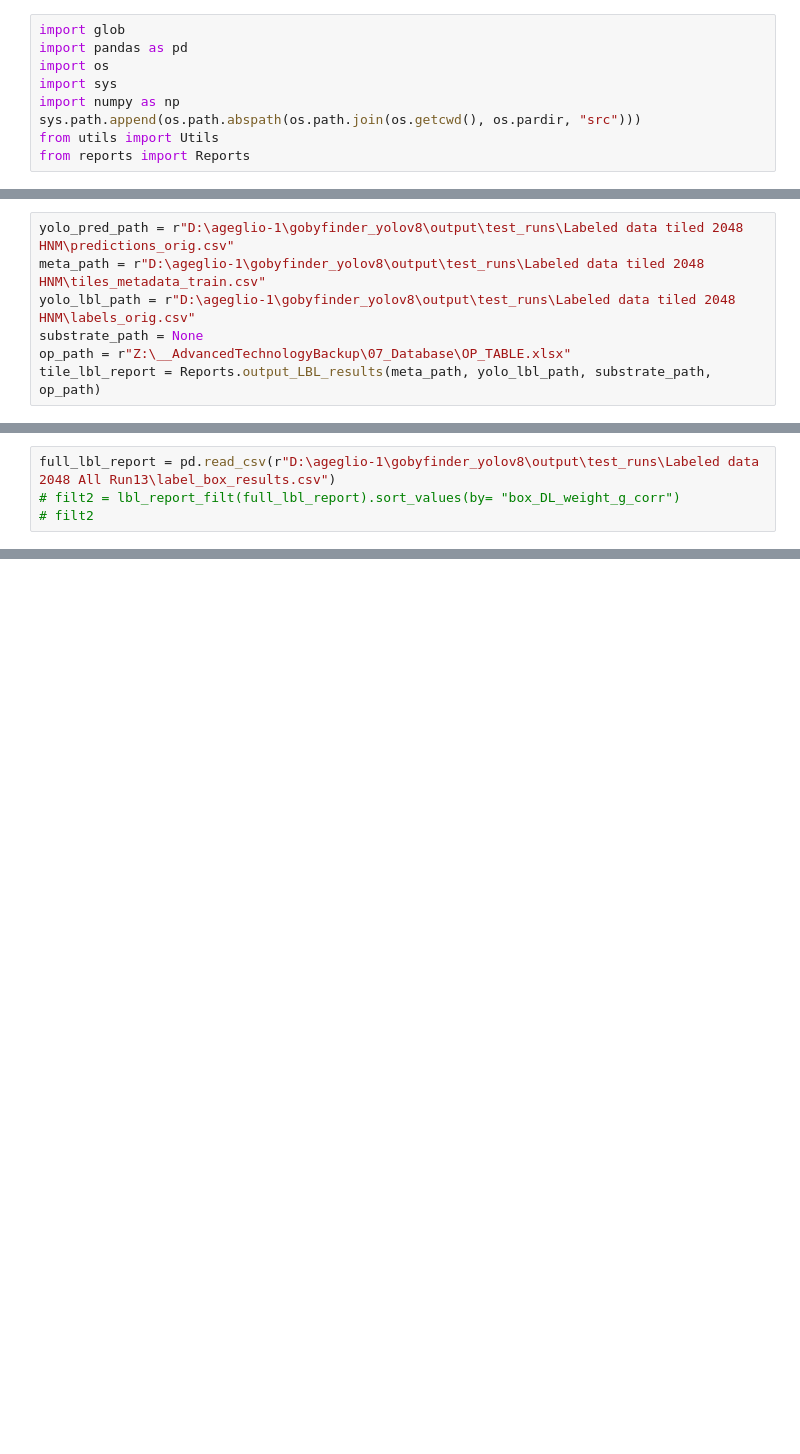
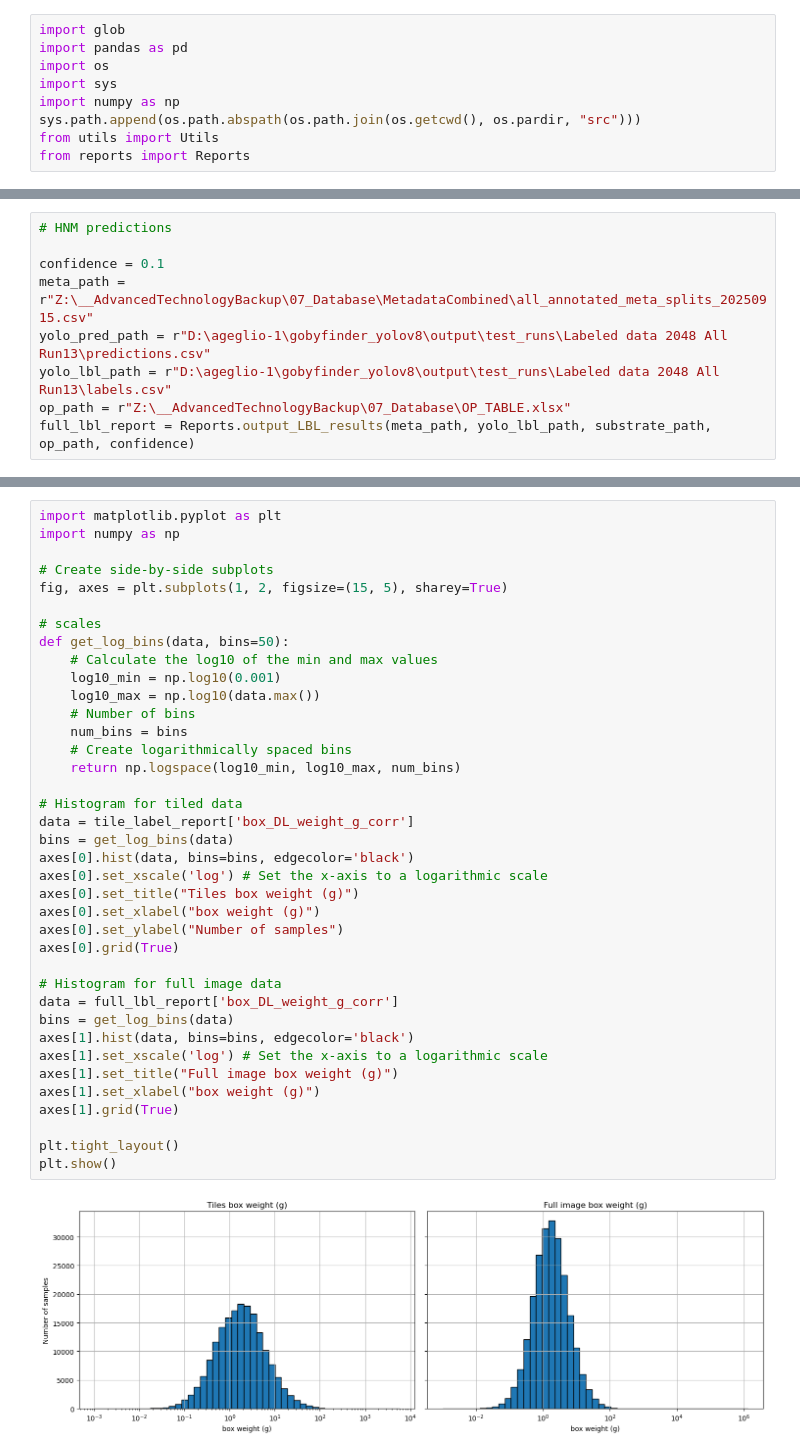
Before and after one commit to ajgeglio/YOLO-train-test-validate-visualize, a Jupyter notebook: notebooks/cleaning_lbls.ipynb, the cells around one changed output, grey strips where cells are left out. Saved outputs shown, nothing was run; the diff lists cells and outputs as text; blank space fills up the shorter version.

```diff
--- a/notebooks/cleaning_lbls.ipynb
+++ b/notebooks/cleaning_lbls.ipynb
@@ -10,9 +29,11 @@ from reports import Reports
 # %%
-yolo_pred_path = r"D:\ageglio-1\gobyfinder_yolov8\output\test_runs\Labeled data tiled 2048 HNM\predictions_orig.csv"
-meta_path = r"D:\ageglio-1\gobyfinder_yolov8\output\test_runs\Labeled data tiled 2048 HNM\tiles_metadata_train.csv"
-yolo_lbl_path = r"D:\ageglio-1\gobyfinder_yolov8\output\test_runs\Labeled data tiled 2048 HNM\labels_orig.csv"
-substrate_path = None
+# HNM predictions
+
+confidence = 0.1
+meta_path = r"Z:\__AdvancedTechnologyBackup\07_Database\MetadataCombined\all_annotated_meta_splits_20250915.csv"
+yolo_pred_path = r"D:\ageglio-1\gobyfinder_yolov8\output\test_runs\Labeled data 2048 All Run13\predictions.csv"
+yolo_lbl_path = r"D:\ageglio-1\gobyfinder_yolov8\output\test_runs\Labeled data 2048 All Run13\labels.csv"
 op_path = r"Z:\__AdvancedTechnologyBackup\07_Database\OP_TABLE.xlsx"
-tile_lbl_report = Reports.output_LBL_results(meta_path, yolo_lbl_path, substrate_path, op_path)
+full_lbl_report = Reports.output_LBL_results(meta_path, yolo_lbl_path, substrate_path, op_path, confidence)
 # %% [output]
 Processing results for labels
@@ -60,4 +48,0 @@ Index(['Filename', 'names', 'cls', 'x', 'y', 'w', 'h', 'conf', 'imh', 'imw',
-# %%
-full_lbl_report = pd.read_csv(r"D:\ageglio-1\gobyfinder_yolov8\output\test_runs\Labeled data 2048 All Run13\label_box_results.csv")
-# filt2 = lbl_report_filt(full_lbl_report).sort_values(by= "box_DL_weight_g_corr")
-# filt2
@@ -201 +49,41 @@ pred_df_tile_edit.sort_values(by="h")
+# %%
+import matplotlib.pyplot as plt
+import numpy as np
+
+# Create side-by-side subplots
+fig, axes = plt.subplots(1, 2, figsize=(15, 5), sharey=True)
+
+# scales
+def get_log_bins(data, bins=50):
+    # Calculate the log10 of the min and max values
+    log10_min = np.log10(0.001)
+    log10_max = np.log10(data.max())
+    # Number of bins
+    num_bins = bins
+    # Create logarithmically spaced bins
+    return np.logspace(log10_min, log10_max, num_bins)
+
+# Histogram for tiled data
+data = tile_label_report['box_DL_weight_g_corr']
+bins = get_log_bins(data)
+axes[0].hist(data, bins=bins, edgecolor='black')
+axes[0].set_xscale('log') # Set the x-axis to a logarithmic scale
+axes[0].set_title("Tiles box weight (g)")
+axes[0].set_xlabel("box weight (g)")
+axes[0].set_ylabel("Number of samples")
+axes[0].grid(True)
+
+# Histogram for full image data
+data = full_lbl_report['box_DL_weight_g_corr']
+bins = get_log_bins(data)
+axes[1].hist(data, bins=bins, edgecolor='black')
+axes[1].set_xscale('log') # Set the x-axis to a logarithmic scale
+axes[1].set_title("Full image box weight (g)")
+axes[1].set_xlabel("box weight (g)")
+axes[1].grid(True)
+
+plt.tight_layout()
+plt.show()
+# %% [output]
+[figure, added]
 # %%
```
Also changed, not shown: parts of 17 cells of this notebook, 1 other file.
